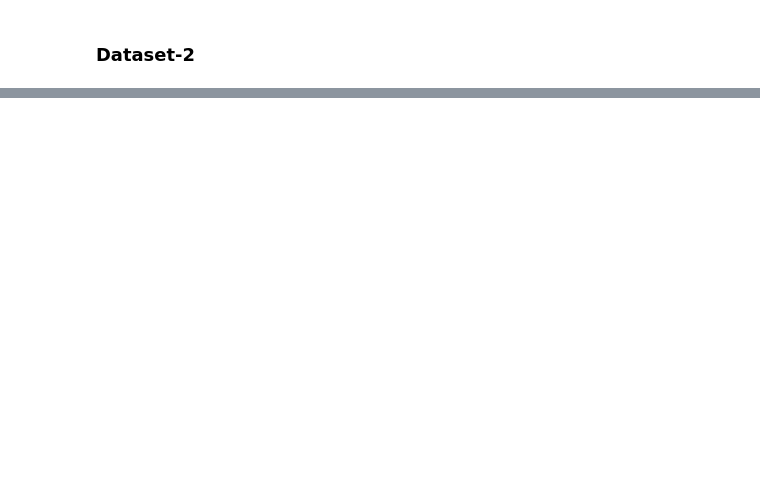
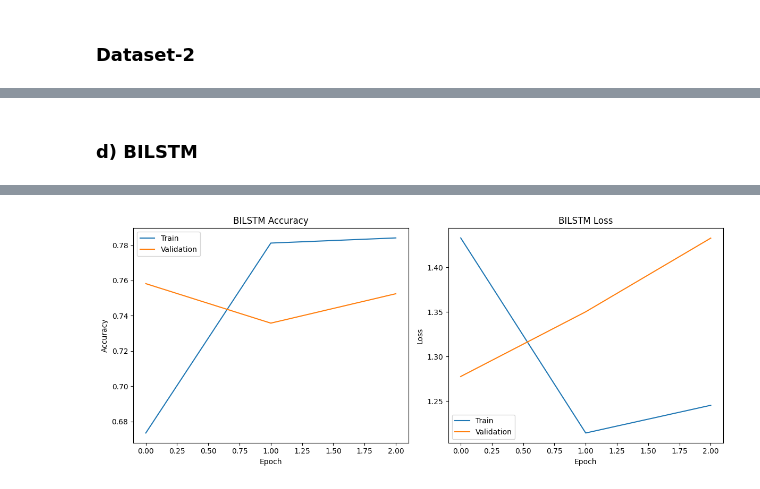
Before and after one commit to Rajat72/CS5803_NLP, a Jupyter notebook: Assignment-2/code.ipynb, the cells around one changed output, grey strips where cells are left out. Cells and saved outputs as stored; diff of their text form; code cells hidden in the pictures; blank space fills up the shorter version.

```diff
--- a/Assignment-2/code.ipynb
+++ b/Assignment-2/code.ipynb
@@ -249,0 +489,10 @@ data2_copy.to_excel("Intermediate\\data2_pass1.xlsx",index=False)
+# %% [markdown]
+### d) BILSTM
+# %%
+model_type='bilstm'
+# Train model with explicit validation set
+classifier.train(X_train, y_train, model_type=model_type, validation_data=val_ds,dataset="Dataset-1")
+bilstm_acc=classifier.evaluate(test_texts=X_test, test_labels=y_test, model_type=model_type)
+classifier.plot_history(model_type)
+print(f"Test Accuracy: {bilstm_acc['accuracy']:.2%}")
+# %% [output]
@@ -249,0 +507 @@ data2_copy.to_excel("Intermediate\\data2_pass1.xlsx",index=False)
+[figure, added]
```
Also changed, not shown: parts of 31 cells of this notebook, 3 other files.
